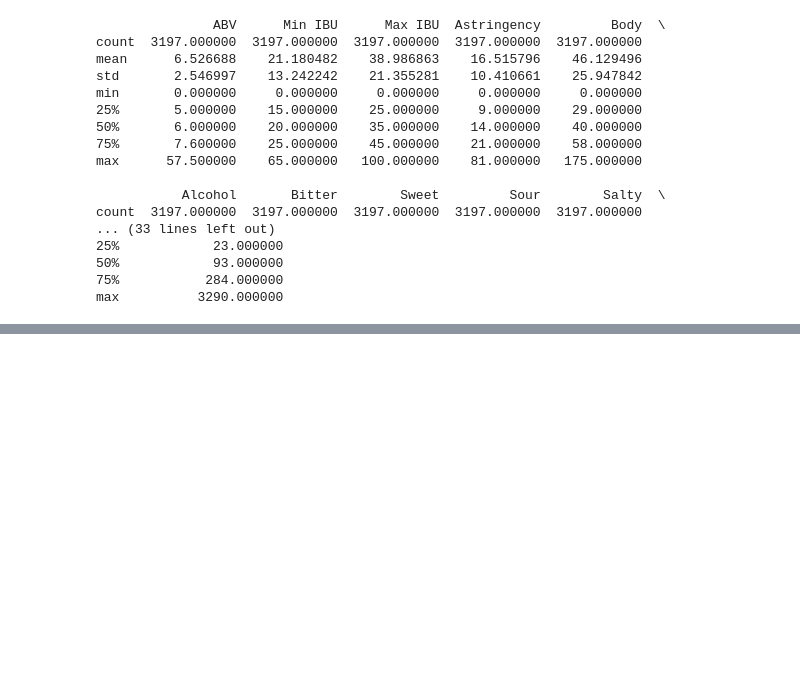
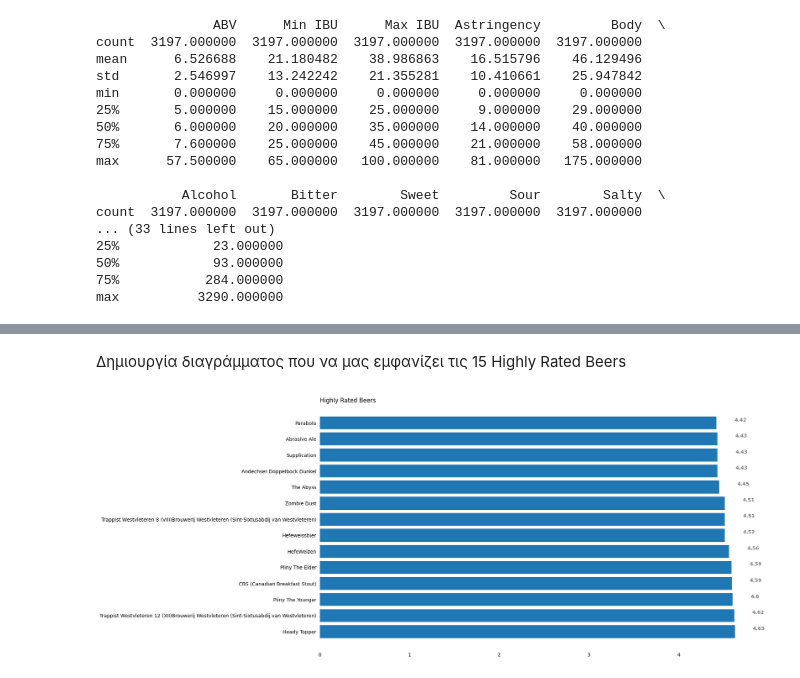
Before and after one commit to HUA-Applied-EFP01/data-analysis-237, a Jupyter notebook: Beer_statistics.ipynb, the cells around one changed output, grey strips where cells are left out. Drawn from its saved outputs; the diff is of its cells as text; code cells hidden in the pictures; blank space fills up the shorter version.

```diff
--- a/Beer_statistics.ipynb
+++ b/Beer_statistics.ipynb
@@ -27,0 +60,41 @@ max          3290.000000
+# %%
+# Filter Dataframe
+more_than_250_reviews = df.loc[(df.number_of_reviews >= 250)]
+top_rated = more_than_250_reviews.sort_values(by=['review_overall'], ascending=False)
+thres = 14
+top_rated = top_rated[:thres]
+# %% [markdown]
+Δημιουργία διαγράμματος που να μας εμφανίζει τις 15 Highly Rated Beers
+# %%
+name = top_rated['Name']
+review_overall = top_rated['review_overall']
+
+# Figure Size
+fig, ax = plt.subplots(figsize =(16, 9))
+
+# Horizontal Bar Plot
+ax.barh(name, review_overall)
+
+# Remove axes splines
+for s in ['top','bottom', 'left', 'right']:
+	 ax.spines[s].set_visible(False)
+
+# Remove x, y Ticks
+ax.xaxis.set_ticks_position('none')
+ax.yaxis.set_ticks_position('none')
+
+# Add annotation to bars
+for i in ax.patches:
+	plt.text(i.get_width()+0.2, i.get_y()+0.5,
+			str(round((i.get_width()), 2)),
+			fontsize = 10, fontweight ='bold',
+			color ='grey')
+
+# Add Plot Title
+ax.set_title('Highly Rated Beers',
+			loc ='left', )
+
+# Show Plot
+plt.show()
+# %% [output]
+[figure, added]
```
Also changed, not shown: parts of 5 cells of this notebook.
